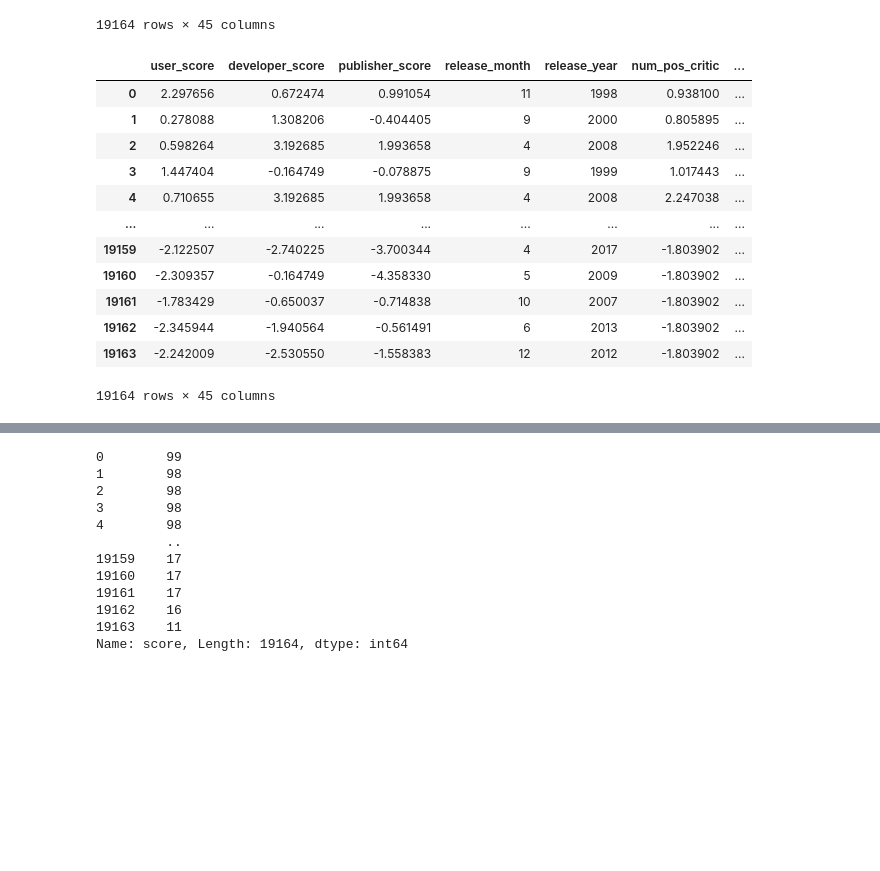
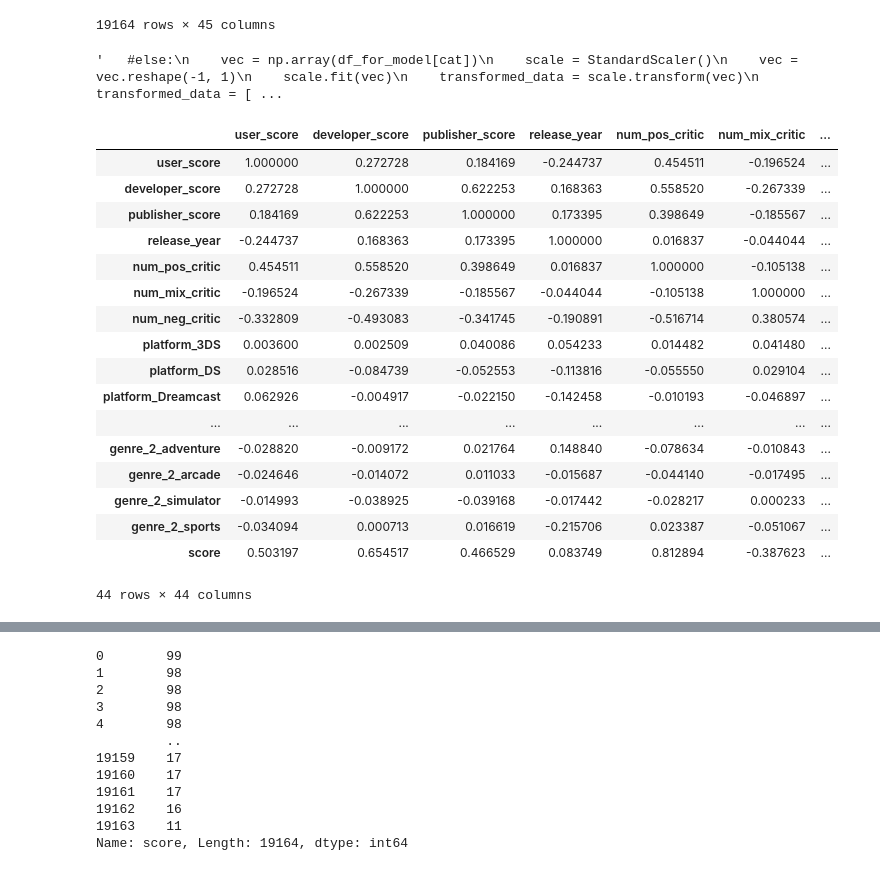
Before and after one commit to Tzach182/Data_Science_Project, a Jupyter notebook: step_4_advanced_data_analysis.ipynb, the cells around one changed output, grey strips where cells are left out. Saved outputs shown, nothing was run; the diff lists cells and outputs as text; code cells hidden in the pictures; blank space fills up the shorter version.

Commit message:
added other ml models, more graphics

```diff
--- a/step_4_advanced_data_analysis.ipynb
+++ b/step_4_advanced_data_analysis.ipynb
@@ -104,6 +104,7 @@ df_for_model
 19164 rows × 45 columns
 # %%
 #this code was given to us from a friend that works as a data scientist
+#https://medium.com/@patricklcavins/using-scipys-powertransformer-3e2b792fd712
 scaled_list=['user_score','developer_score','publisher_score','num_pos_critic','num_neg_critic','num_mix_critic']
 for cat in scaled_list:
 
@@ -119,28 +120,36 @@ for cat in scaled_list:
         transformed_data = [i[0] for i in transformed_data]
         df_for_model[cat] = transformed_data
 
-    else:
-        vec = np.array(df_for_model[cat])
-        scale = StandardScaler()
-        vec = vec.reshape(-1, 1)
-        scale.fit(vec)
-        transformed_data = scale.transform(vec)
-        transformed_data = [i[0] for i in transformed_data]
-        df_for_model[cat] = transformed_data
+'''   #else:
+    vec = np.array(df_for_model[cat])
+    scale = StandardScaler()
+    vec = vec.reshape(-1, 1)
+    scale.fit(vec)
+    transformed_data = scale.transform(vec)
+    transformed_data = [i[0] for i in transformed_data]
+    df_for_model[cat] = transformed_data
+'''
+# %% [output]
+'   #else:\n    vec = np.array(df_for_model[cat])\n    scale = StandardScaler()\n    vec = vec.reshape(-1, 1)\n    scale.fit(vec)\n    transformed_data = scale.transform(vec)\n    transformed_data = [ ...
 # %%
 df_for_model.to_csv("dataframe_for_model.csv",index=False)
-df_for_model
+df_for_model.corr()
 # %% [output]
-|  | user_score | developer_score | publisher_score | release_month | release_year | num_pos_critic | ... |
-| 0 | 2.297656 | 0.672474 | 0.991054 | 11 | 1998 | 0.938100 | ... |
-| 1 | 0.278088 | 1.308206 | -0.404405 | 9 | 2000 | 0.805895 | ... |
-| 2 | 0.598264 | 3.192685 | 1.993658 | 4 | 2008 | 1.952246 | ... |
-| 3 | 1.447404 | -0.164749 | -0.078875 | 9 | 1999 | 1.017443 | ... |
-| 4 | 0.710655 | 3.192685 | 1.993658 | 4 | 2008 | 2.247038 | ... |
+|  | user_score | developer_score | publisher_score | release_year | num_pos_critic | num_mix_critic | ... |
+| user_score | 1.000000 | 0.272728 | 0.184169 | -0.244737 | 0.454511 | -0.196524 | ... |
+| developer_score | 0.272728 | 1.000000 | 0.622253 | 0.168363 | 0.558520 | -0.267339 | ... |
+| publisher_score | 0.184169 | 0.622253 | 1.000000 | 0.173395 | 0.398649 | -0.185567 | ... |
+| release_year | -0.244737 | 0.168363 | 0.173395 | 1.000000 | 0.016837 | -0.044044 | ... |
+| num_pos_critic | 0.454511 | 0.558520 | 0.398649 | 0.016837 | 1.000000 | -0.105138 | ... |
+| num_mix_critic | -0.196524 | -0.267339 | -0.185567 | -0.044044 | -0.105138 | 1.000000 | ... |
+| num_neg_critic | -0.332809 | -0.493083 | -0.341745 | -0.190891 | -0.516714 | 0.380574 | ... |
+| platform_3DS | 0.003600 | 0.002509 | 0.040086 | 0.054233 | 0.014482 | 0.041480 | ... |
+| platform_DS | 0.028516 | -0.084739 | -0.052553 | -0.113816 | -0.055550 | 0.029104 | ... |
+| platform_Dreamcast | 0.062926 | -0.004917 | -0.022150 | -0.142458 | -0.010193 | -0.046897 | ... |
 | ... | ... | ... | ... | ... | ... | ... | ... |
-| 19159 | -2.122507 | -2.740225 | -3.700344 | 4 | 2017 | -1.803902 | ... |
-| 19160 | -2.309357 | -0.164749 | -4.358330 | 5 | 2009 | -1.803902 | ... |
-| 19161 | -1.783429 | -0.650037 | -0.714838 | 10 | 2007 | -1.803902 | ... |
-| 19162 | -2.345944 | -1.940564 | -0.561491 | 6 | 2013 | -1.803902 | ... |
-| 19163 | -2.242009 | -2.530550 | -1.558383 | 12 | 2012 | -1.803902 | ... |
+| genre_2_adventure | -0.028820 | -0.009172 | 0.021764 | 0.148840 | -0.078634 | -0.010843 | ... |
+| genre_2_arcade | -0.024646 | -0.014072 | 0.011033 | -0.015687 | -0.044140 | -0.017495 | ... |
+| genre_2_simulator | -0.014993 | -0.038925 | -0.039168 | -0.017442 | -0.028217 | 0.000233 | ... |
+| genre_2_sports | -0.034094 | 0.000713 | 0.016619 | -0.215706 | 0.023387 | -0.051067 | ... |
+| score | 0.503197 | 0.654517 | 0.466529 | 0.083749 | 0.812894 | -0.387623 | ... |
-19164 rows × 45 columns
+44 rows × 44 columns
```
Also changed, not shown: parts of 19 cells of this notebook, 1 other file.
